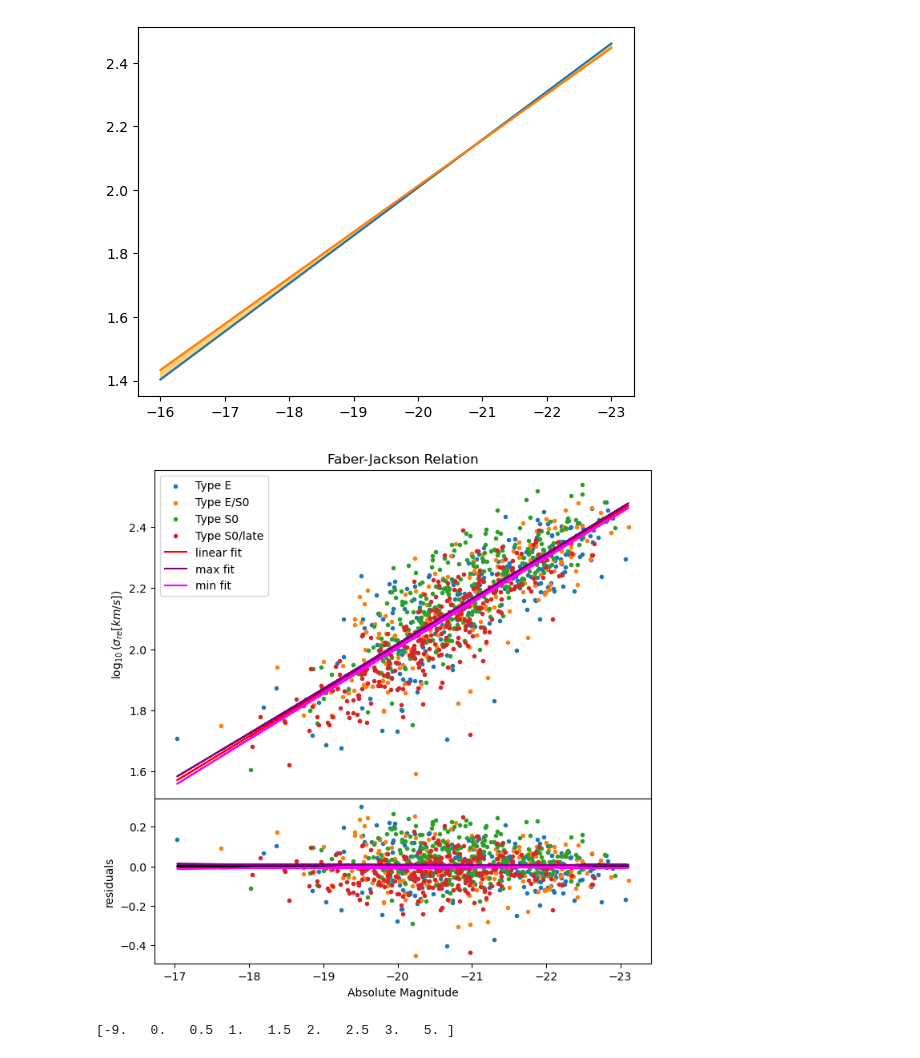
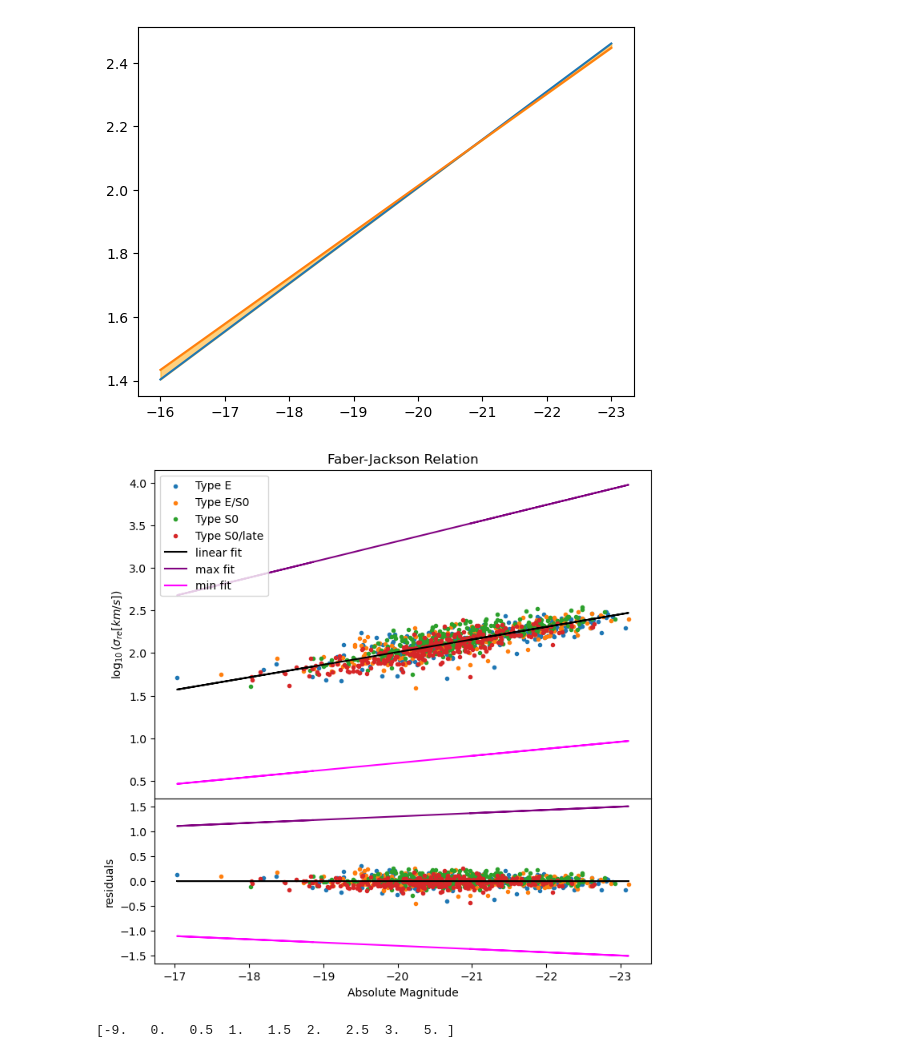
Before and after one commit to lina-pp/PHYS3116_Group3, a Jupyter notebook: FINAL PLOTS.ipynb, the cells around one changed output. Saved outputs shown, nothing was run; the diff lists cells and outputs as text; code cells hidden in the pictures.

```diff
--- a/FINAL PLOTS.ipynb
+++ b/FINAL PLOTS.ipynb
@@ -96,7 +96,7 @@ k = params[0]
 b = params[1]
 
 # finding the variance of the linear fit, dervied from the convariance matrix you get from the linear fit
-variance =  M**2 * covariance[0,0] + covariance[1,1] + 2*M*covariance[0,1]
+variance =  (M**2) * (covariance[0,0] + covariance[1,1]) + 2*M*covariance[0,1]
 
 # finding sigma from the linear
 sigma_fit = np.sqrt(variance)
@@ -143,36 +143,36 @@ ax1.scatter(xvalues[S0], yvalues[S0], label="Type S0", marker = '.')
 ax1.scatter(xvalues[S0_late], yvalues[S0_late], label="Type S0/late", marker = '.')
 
 # plotting the linear regression, and the max and min fit of this
-ax1.plot(M, fit, color="red", label="linear fit")
+ax1.plot(M, fit, color="black", label="linear fit")
 ax1.plot(M, max_fit, color = "purple", label = "max fit")
 ax1.plot(M, min_fit, color = "magenta", label = "min fit")
 
 # plotting the legend and labeling the graph
 ax1.legend(loc="best")
 ax1.set_title("Faber-Jackson Relation")
 ax2.set_xlabel(r"Absolute Magnitude")
 ax1.set_ylabel(r"$\log_{10}(\sigma_{re}[km/s])$")
 
 # plotting the residuals for each early type
 ax2.scatter(M[E], res[E], label="Type E", marker = '.')
 ax2.scatter(M[E_S0], res[E_S0], label="Type E/S0", marker = '.')
 ax2.scatter(M[S0], res[S0], label="Type S0", marker = '.')
 ax2.scatter(M[S0_late], res[S0_late], label="Type S0/late", marker = '.')
 
 # labeling and plotting the residuals plot, including the max and min fit
 ax2.set_ylabel(r"residuals")
 ax2.plot(M, fit - fit,color="black")
 ax2.plot(M, max_fit - fit, color = "purple", label = "max fit")
 ax2.plot(M, min_fit - fit, color = "magenta", label = "min fit")
 
 # inverting both axis to match the convention for the graphs
 ax1.invert_xaxis()
 ax2.invert_xaxis()
 
 # making the graphs touch with no gaps between
 plt.subplots_adjust(hspace=0)
 # %% [output]
-[figure, old version]
+[figure, new version]
 # %%
 skiprow, catid, type, sigma_re, m_r = np.loadtxt('cleaned_data_mr_all.txt', unpack=True) #importing the entire data set
 
```
Also changed, not shown: parts of 2 cells of this notebook.
